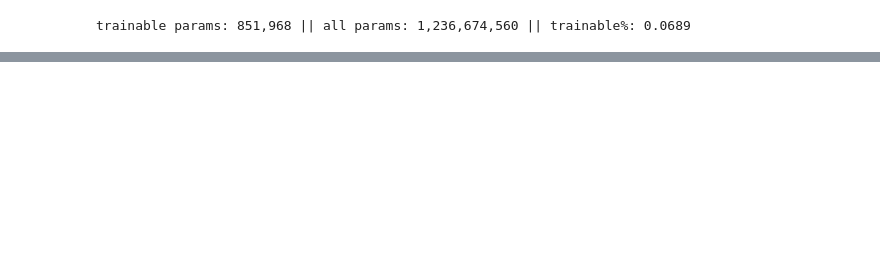
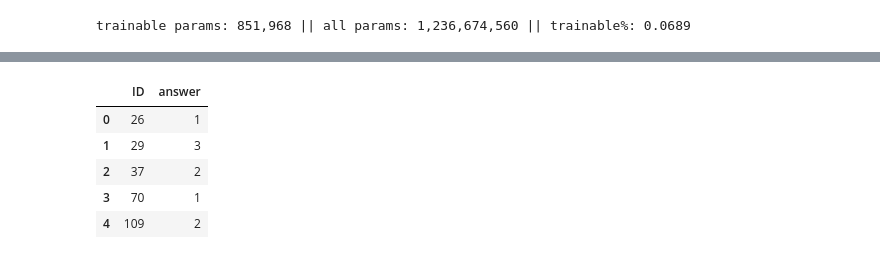
Before and after one commit to lgemc/pytorch_training, a Jupyter notebook: 10_rag/notebooks/train/q_and_a_trainer.ipynb, the cells around one changed output, grey strips where cells are left out. Saved outputs shown, nothing was run; the diff lists cells and outputs as text; code cells hidden in the pictures; blank space fills up the shorter version.

```diff
--- a/10_rag/notebooks/train/q_and_a_trainer.ipynb
+++ b/10_rag/notebooks/train/q_and_a_trainer.ipynb
@@ -179,0 +304,10 @@ Supports FP16: (8, 6)
+# %%
+test_data = TestQuestions("../../data/pubmed_QA_test_questions.json")
+# %%
+responses = predict(
+    forward_fn=forward_and_get_arg_max,
+    picker_fn=pick_from_classifier,
+    eval_dataset=test_data,
+)
+
+responses
@@ -179,0 +343,16 @@ Supports FP16: (8, 6)
+# %%
+responses_with_ids = []
+
+for i in range(len(responses)):
+    responses_with_ids.append((test_data[i]["id"], responses[i][1].item()))
+# %%
+dataset = pd.DataFrame(responses_with_ids, columns=["ID", "answer"])
+# %%
+dataset.head()
+# %% [output]
+|  | ID | answer |
+| 0 | 26 | 1 |
+| 1 | 29 | 3 |
+| 2 | 37 | 2 |
+| 3 | 70 | 1 |
+| 4 | 109 | 2 |
```
Also changed, not shown: parts of 15 cells of this notebook, 4 other files.
